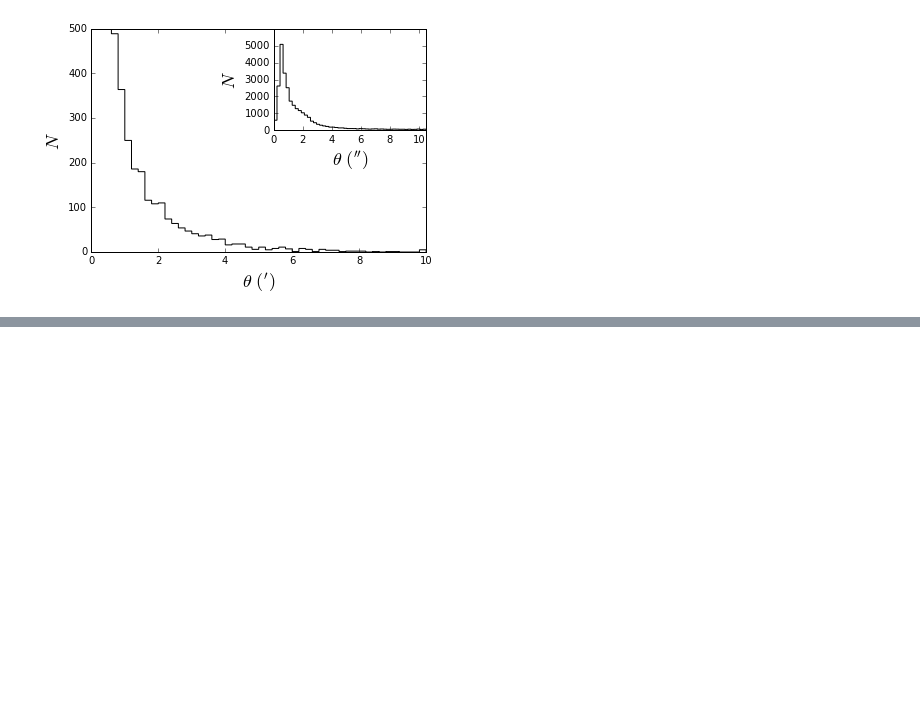
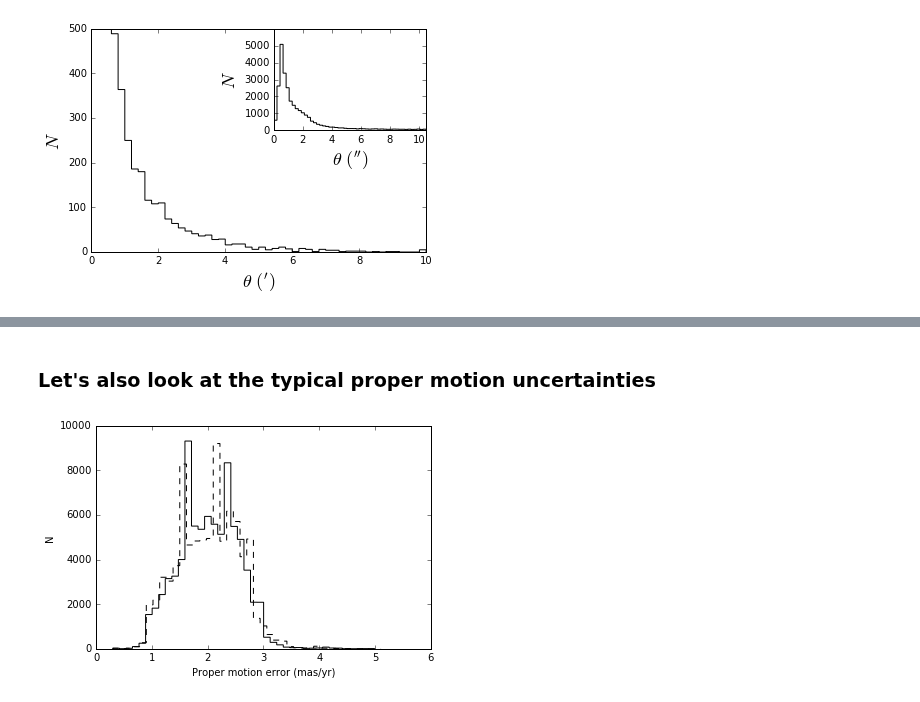
Before and after one commit to astroJeff/gaia_binaries, a Jupyter notebook: notebooks/Tycho-2 Data.ipynb, the cells around one changed output, grey strips where cells are left out. Drawn from its saved outputs; the diff is of its cells as text; code cells hidden in the pictures; blank space fills up the shorter version.

```diff
--- a/notebooks/Tycho-2 Data.ipynb
+++ b/notebooks/Tycho-2 Data.ipynb
@@ -138,0 +179,12 @@ plt.savefig('../figures/TDSC_separation.pdf')
+# %% [markdown]
+### Let's also look at the typical proper motion uncertainties
+# %%
+plt.hist(t_clean['e_pmRA'], histtype='step', color='k', linestyle='-', bins=40)
+plt.hist(t_clean['e_pmDE'], histtype='step', color='k', linestyle='--', bins=40)
+
+plt.xlabel('Proper motion error (mas/yr)')
+plt.ylabel('N')
+
+plt.show()
+# %% [output]
+[figure, added]
```
Also changed, not shown: parts of 15 cells of this notebook.
